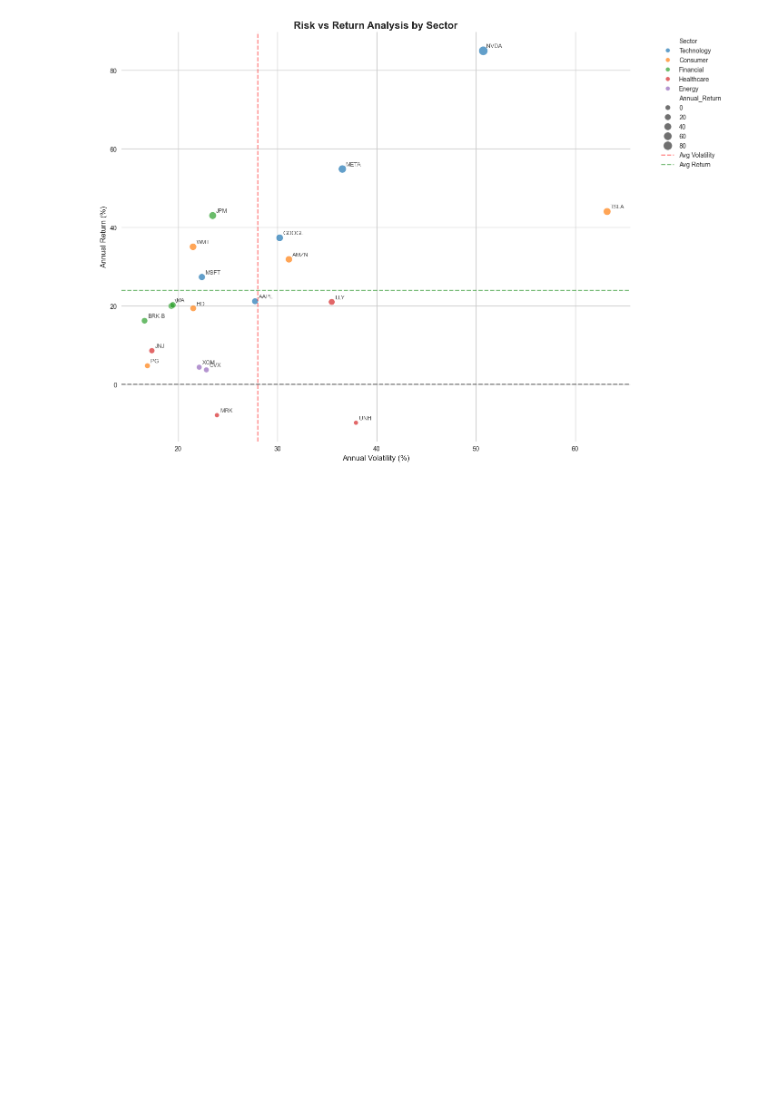
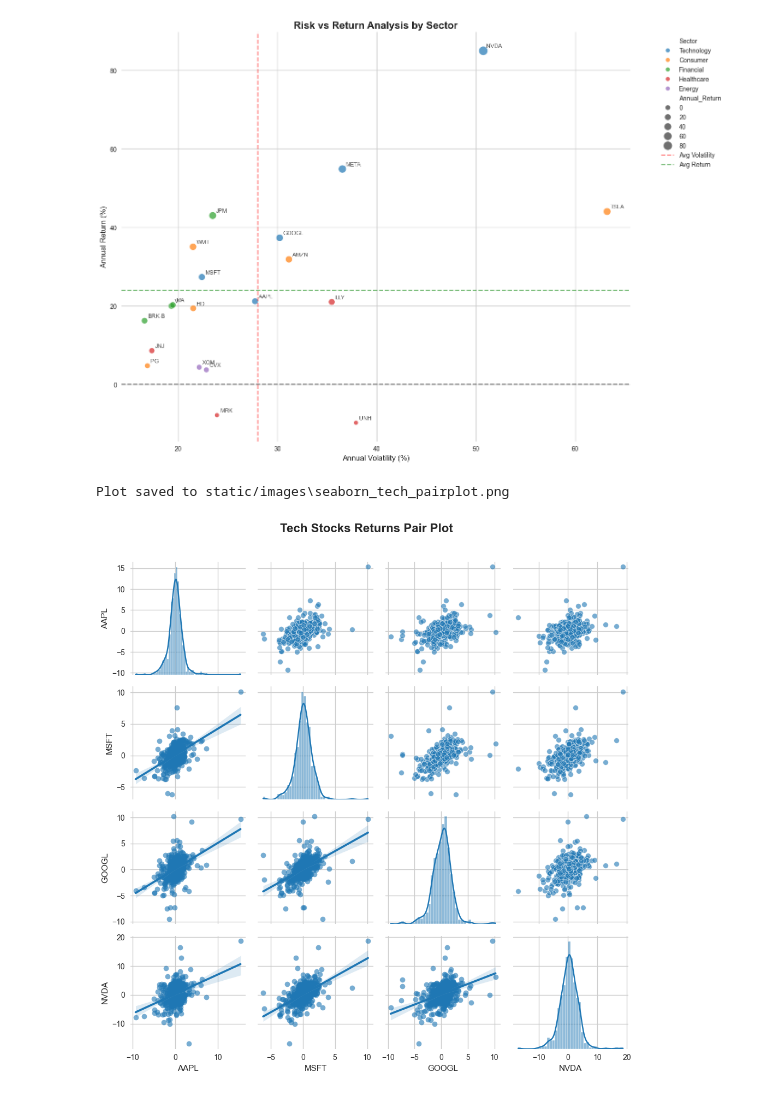
Before and after one commit to RamuNalla/financial-market-analysis-dashboard, a Jupyter notebook: notebooks/3_seaborn_analysis.ipynb, the cells around one changed output. Drawn from its saved outputs; the diff is of its cells as text; code cells hidden in the pictures; blank space fills up the shorter version.

Commit message:
seaborn, plotly and bokeh visualizations implemented - sector performance, volume analysis, risk-return scatter plot, correlation heatmap, sunburst chart etc..

```diff
--- a/notebooks/3_seaborn_analysis.ipynb
+++ b/notebooks/3_seaborn_analysis.ipynb
@@ -143,3 +143,31 @@ create_risk_return_plot()
 # %% [output]
 Plot saved to static/images\seaborn_risk_return.png
 [figure]
+# %%
+# Plot-4. Pair Plot for Tech Stocks
+def create_tech_pairplot():
+    tech_stocks = ['AAPL', 'MSFT', 'GOOGL', 'NVDA']     # Get tech stocks data
+    tech_returns = {}
+
+    for stock in tech_stocks:
+        if stock in stock_data:
+            tech_returns[stock] = stock_data[stock]['prices']['Returns'].dropna() * 100
+
+    tech_df = pd.DataFrame(tech_returns)
+    tech_df = tech_df.dropna()
+
+    g = sns.PairGrid(tech_df, diag_sharey=False)        # Create pair plot
+    g.map_upper(sns.scatterplot, alpha=0.6)
+    g.map_lower(sns.regplot, scatter_kws={'alpha': 0.6})
+    g.map_diag(sns.histplot, kde=True)
+
+    g.fig.suptitle('Tech Stocks Returns Pair Plot', fontsize=16, fontweight='bold', y=1.02)
+
+    plt.tight_layout()
+    viz_utils.save_plot(g.fig, 'seaborn_tech_pairplot.png')
+    plt.show()
+
+create_tech_pairplot()
+# %% [output]
+Plot saved to static/images\seaborn_tech_pairplot.png
+[figure, added]
```
Also changed, not shown: parts of 2 cells of this notebook, 15 other files.
